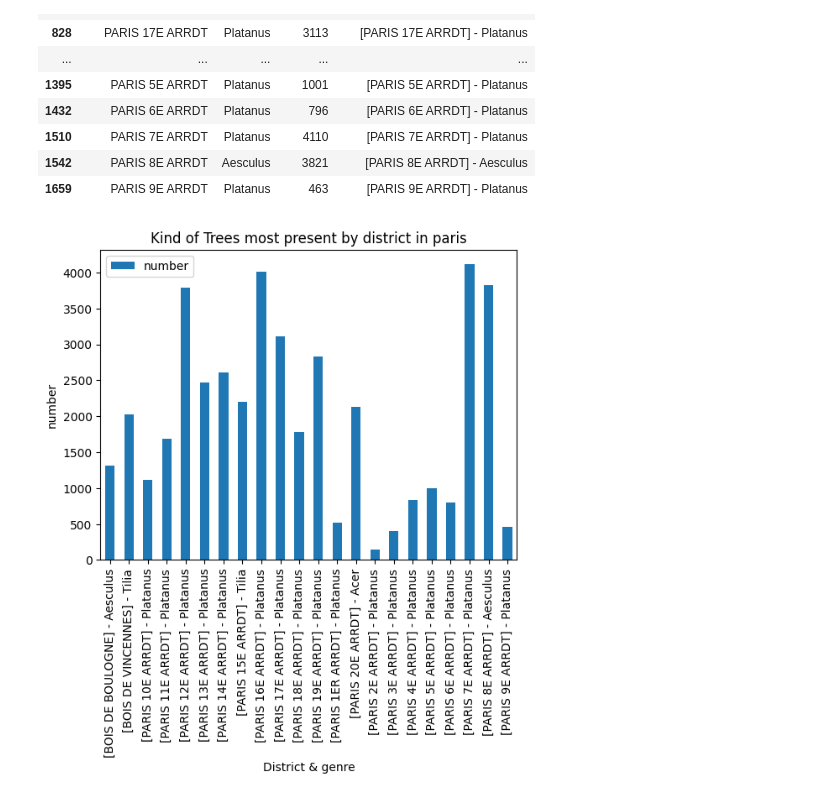
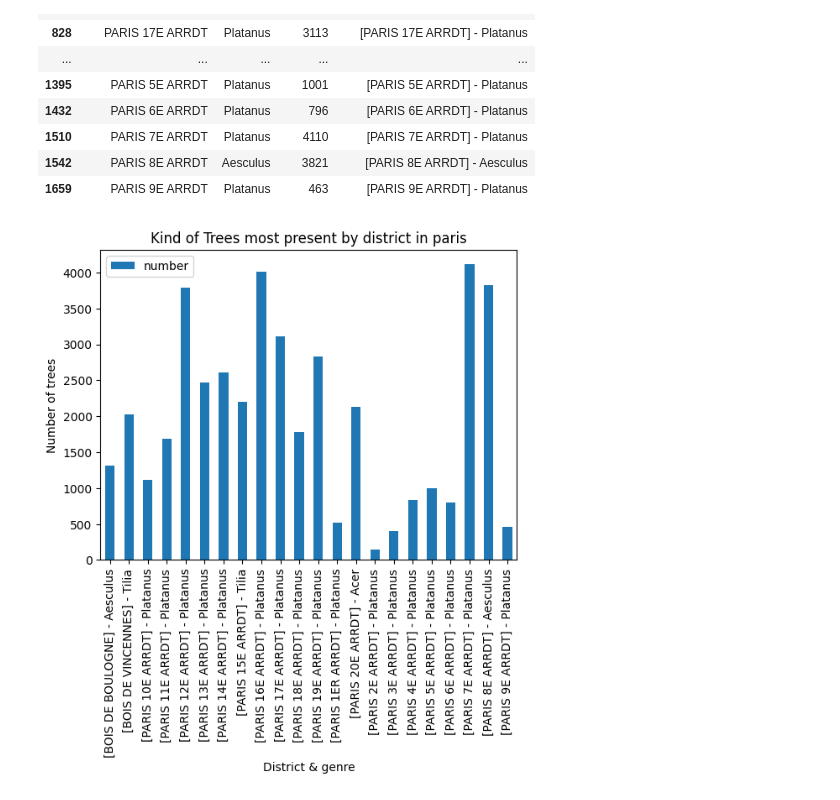
Before and after one commit to nasr-edine/univariate_analysis_python, a Jupyter notebook: notebooks/7_top_ten_tree.ipynb, the cells around one changed output. Saved outputs shown, nothing was run; the diff lists cells and outputs as text; code cells hidden in the pictures.

```diff
--- a/notebooks/7_top_ten_tree.ipynb
+++ b/notebooks/7_top_ten_tree.ipynb
@@ -86,6 +86,6 @@ new_df
 | 1542 | PARIS 8E ARRDT | Aesculus | 3821 | [PARIS 8E ARRDT] - Aesculus |
 | 1659 | PARIS 9E ARRDT | Platanus | 463 | [PARIS 9E ARRDT] - Platanus |
 # %%
-new_df.plot.bar(x='district_genre', y="number", title='Kind of Trees most present by district in paris', xlabel='District & genre', ylabel='number');
+new_df.plot.bar(x='district_genre', y="number", title='Kind of Trees most present by district in paris', xlabel='District & genre', ylabel='Number of trees');
 # %% [output]
-[figure, old version]
+[figure, new version]
```
Also changed, not shown: parts of 1 cell of this notebook.
